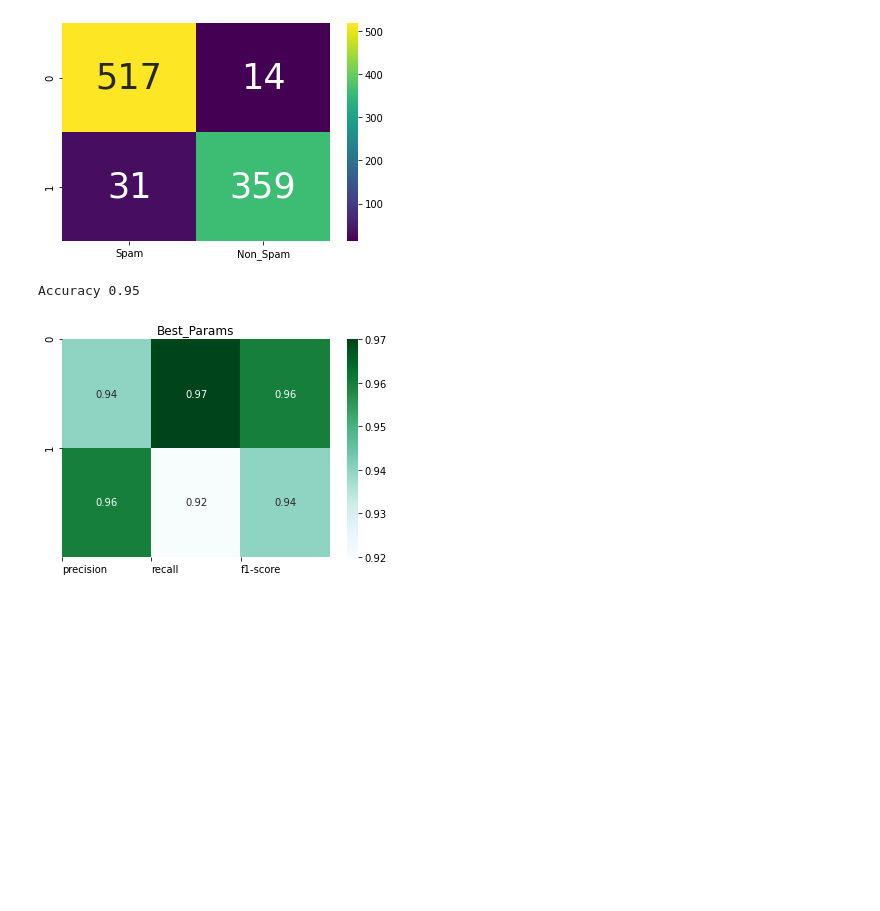
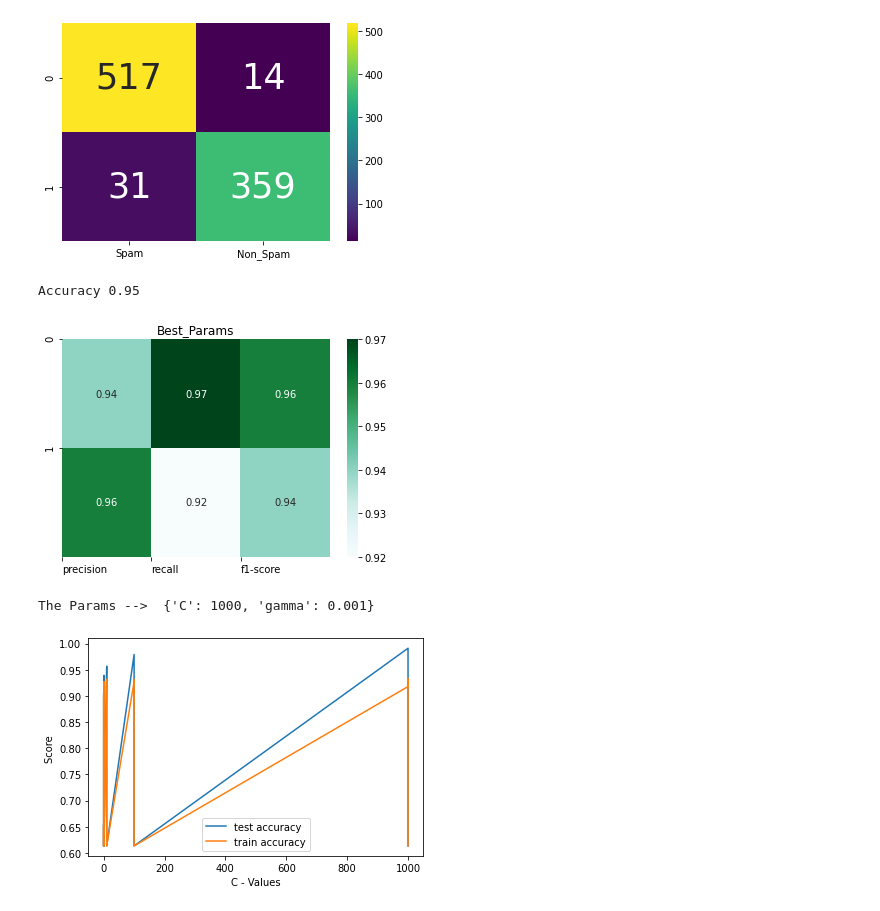
Before and after one commit to Xwyzworms/SVM, a Jupyter notebook: BasicEmailClassification.ipynb, the cells around one changed output. Drawn from its saved outputs; the diff is of its cells as text; code cells hidden in the pictures; blank space fills up the shorter version.

```diff
--- a/BasicEmailClassification.ipynb
+++ b/BasicEmailClassification.ipynb
@@ -161,7 +157,19 @@ sns.heatmap(data=matrix,cmap="viridis",annot=True \
 [figure]
 # %%
 Plot_Classification_report(classification_report(y_test,y_pred),"Best_Params","BuGn")
+print("The Params --> ",model_cv.best_params_)
 # %% [output]
 Accuracy 0.95
 [figure]
+The Params -->  {'C': 1000, 'gamma': 0.001}
+# %%
+
+plt.plot(cv_Data["param_C"],cv_Data["mean_train_score"])
+plt.plot(cv_Data["param_C"],cv_Data["mean_test_score"])
+plt.xlabel("C - Values")
+plt.ylabel("Score ")
+plt.legend(['test accuracy', 'train accuracy'], loc="best")
+plt.show()
+# %% [output]
+[figure, added]
 # %%
```
Also changed, not shown: parts of 2 cells of this notebook.
